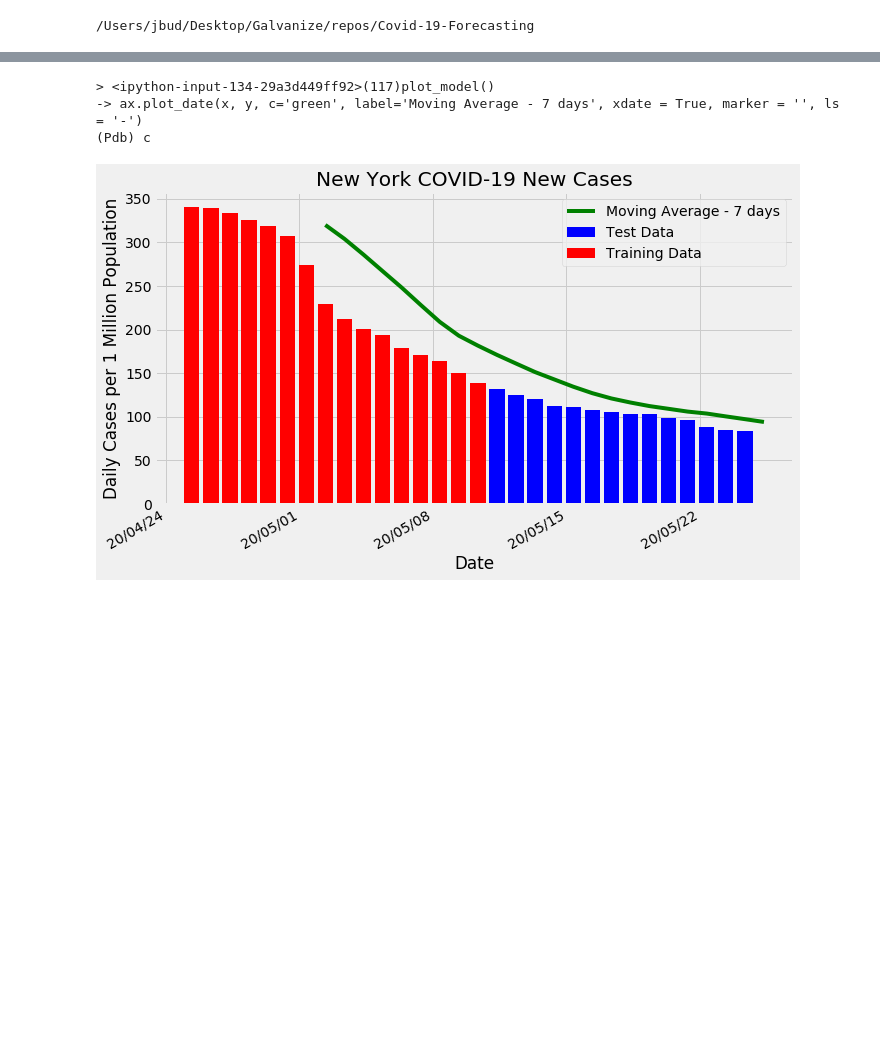
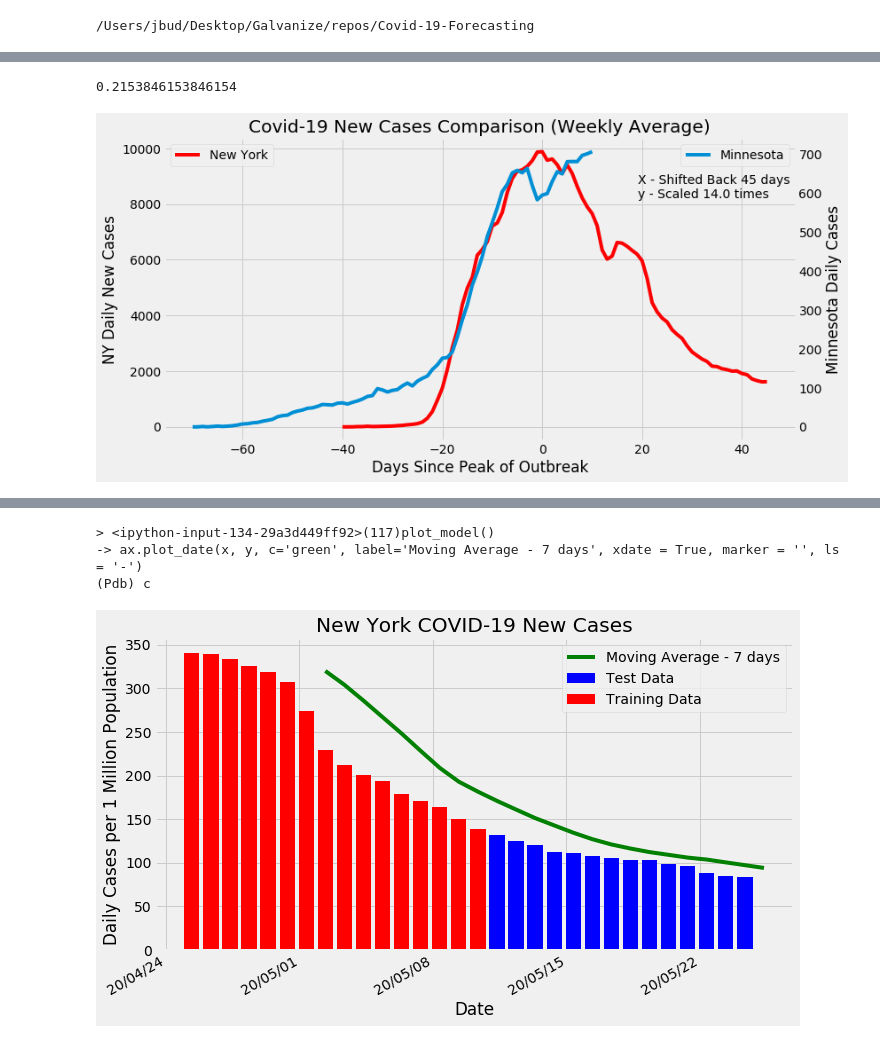
Before and after one commit to Jbudnick/Covid-19-Forecasting, a Jupyter notebook: notebooks/EDA.ipynb, the cells around one changed output, grey strips where cells are left out. Cells and saved outputs as stored; diff of their text form; code cells hidden in the pictures; blank space fills up the shorter version.

```diff
--- a/notebooks/EDA.ipynb
+++ b/notebooks/EDA.ipynb
@@ -164,8 +173,10 @@ def create_spline(x, y, t=7, day_delay=0):
     y_raw = y.values if day_delay == 0 else y.values[:-day_delay]
     weights = np.repeat(1.0, t) / t
     mov_avgs_y = np.convolve(y_raw, weights, 'valid')
-    mov_avgs_x = list(range(int(x.values[0] + t + day_delay), int(x.values[-1] + 2)))
+    mov_avgs_x = list(
+        range(int(x.values[0] + t + day_delay), int(x.values[-1] + 2)))
     return mov_avgs_x, mov_avgs_y[:len(mov_avgs_x) + 1]
+
 
 def clean_data(df, datetime_col=None):
     clean_df = df.copy()
@@ -173,9 +184,11 @@ def clean_data(df, datetime_col=None):
         clean_df[datetime_col] = pd.to_datetime(clean_df[datetime_col])
     return clean_df
 
-def convert_to_date(days_elapsed, original_date= datetime.date(2020, 2, 15)):
+
+def convert_to_date(days_elapsed, original_date=datetime.date(2020, 2, 15)):
     date_result = original_date + datetime.timedelta(days_elapsed)
     return date_result
+
 
 def replace_initial_values(df, col_change, val_col):
     '''
@@ -189,6 +202,7 @@ def replace_initial_values(df, col_change, val_col):
             continue
         prev = st
     return df
+
 
 def replace_with_moving_averages(df, cols, xcol='days_elapsed', day_delay=0):
     '''
@@ -205,9 +219,12 @@ def replace_with_moving_averages(df, cols, xcol='days_elapsed', day_delay=0):
         df_ma.loc[applicable_row_indices:, col] = mv_avgs
     return df_ma
 
-def load_and_clean_data():
+
+def load_and_clean_data(new_cases_per_pop = True):
     '''
+    Arguments: new_cases_per_pop = True
     Sets up and generates dataframe for analysis
+    If new cases per pop is disabled, will use raw number of new cases instead.
     '''
 
     #Import and clean covid data (Cases in 2020)
@@ -262,7 +279,8 @@ def load_and_clean_data():
     transp_df = transp_df.melt(id_vars=["date"])
     transp_df.rename(columns={'region': 'state'}, inplace=True)
 
-    mobility_df = mobility_df.merge(transp_df, how='inner', on=['date', 'state'])
+    mobility_df = mobility_df.merge(
+        transp_df, how='inner', on=['date', 'state'])
     covid_df = mobility_df.merge(covid_df, how='inner', on=['date', 'state'])
     covid_df.rename(columns={'value': 'driving'}, inplace=True)
     covid_df.drop(['cases', 'deaths', 'fips'], axis=1, inplace=True)
@@ -284,10 +302,13 @@ def load_and_clean_data():
     state_area.rename(columns={'State': 'state'}, inplace=True)
     state_pops = state_pops.merge(state_area, on='state')
     state_pops['pop_density'] = state_pops['Pop'] / state_pops['TotalArea']
-    state_pops['Pop'] = state_pops['Pop'] / 1000000
-    covid_df = covid_df.merge(state_pops, on='state')
-    covid_df['New_Cases_per_pop'] = covid_df['New_Cases'] / covid_df['Pop']
-    covid_df.drop(['TotalArea', 'New_Cases', 'Pop'], axis=1, inplace=True)
+
+    if new_cases_per_pop == True:
+        state_pops['Pop'] = state_pops['Pop'] / 1000000
+        covid_df = covid_df.merge(state_pops, on='state')
+        covid_df['New_Cases_per_pop'] = covid_df['New_Cases'] / covid_df['Pop']
+        covid_df.drop(['TotalArea', 'Pop'], axis=1, inplace=True)
+        covid_df.drop(['New_Cases'], axis=1, inplace=True)
 
     #2 missing park values; manually fill them in with average of surrounding value
     covid_df.loc[507, 'parks'] = (
@@ -297,17 +318,22 @@ def load_and_clean_data():
 
     return covid_df
 
-def fill_na_with_surround(df, col):
+
+def fill_na_with_surround(df, col, ind_loc = 'iloc'):
     '''
     Can be used to fill NA values with the average of the two surrounding values in a series of missing values.
     Note: Currently only tested if one continuous series of non numeric values exists in the specified col.
     Also assumes valid value exists after the series of NaNs.
     '''
     indices = df[df[col].isnull()].index.values
-    val_1 = df[col].iloc[min(indices) - 1]
-    val_2 = df[col].iloc[max(indices) + 1]
+    if ind_loc == 'iloc':
+        val_1 = df[col].iloc[min(indices) - 1]
+        val_2 = df[col].iloc[max(indices) + 1]
+    else:
+        val_1 = df[col].loc[min(indices) - 1]
+        val_2 = df[col].loc[max(indices) + 1]
     replace = (val_1 + val_2) / 2
-    df[col].fillna(replace, inplace = True)
+    df[col].fillna(replace, inplace=True)
     return df
 # %%
 # %load src/main.py
@@ -501,0 +682,11 @@ rf_model.X_test
+# %%
+14/65
+
+#Possible replace default high/medium/low social distancing parameters with realistic low values from random forest training Data
+# %% [output]
+0.2153846153846154
+# %%
+Minnesota_Analysis = other_state('Minnesota', False)
+Minnesota_Analysis.plot_vs_NY(x_mod_adj = -10, axis = 'Days Since Peak of Outbreak', save = 'images/MNvsNY1')
+# %% [output]
+[figure, added]
```
Also changed, not shown: parts of 49 cells of this notebook, 9 other files.
